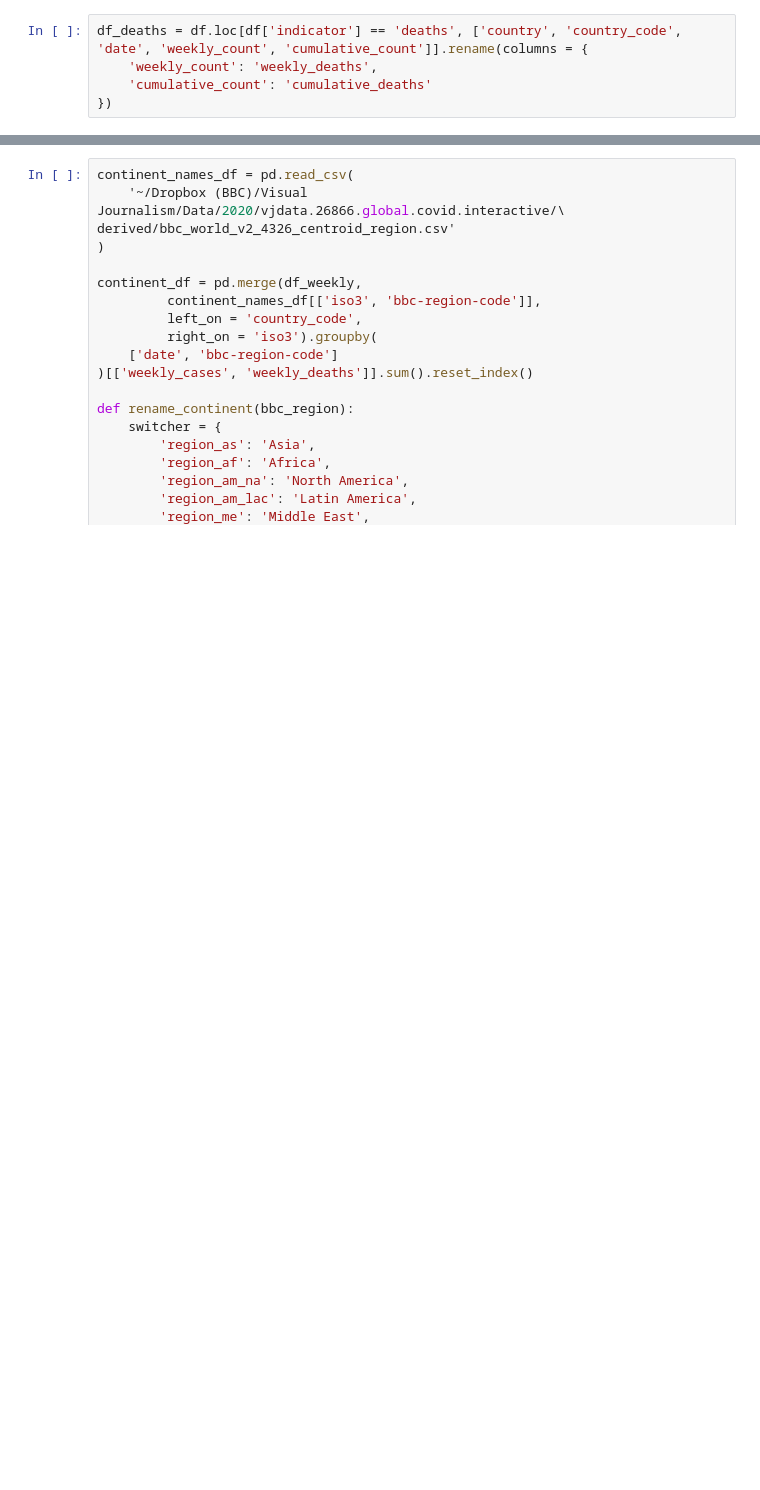
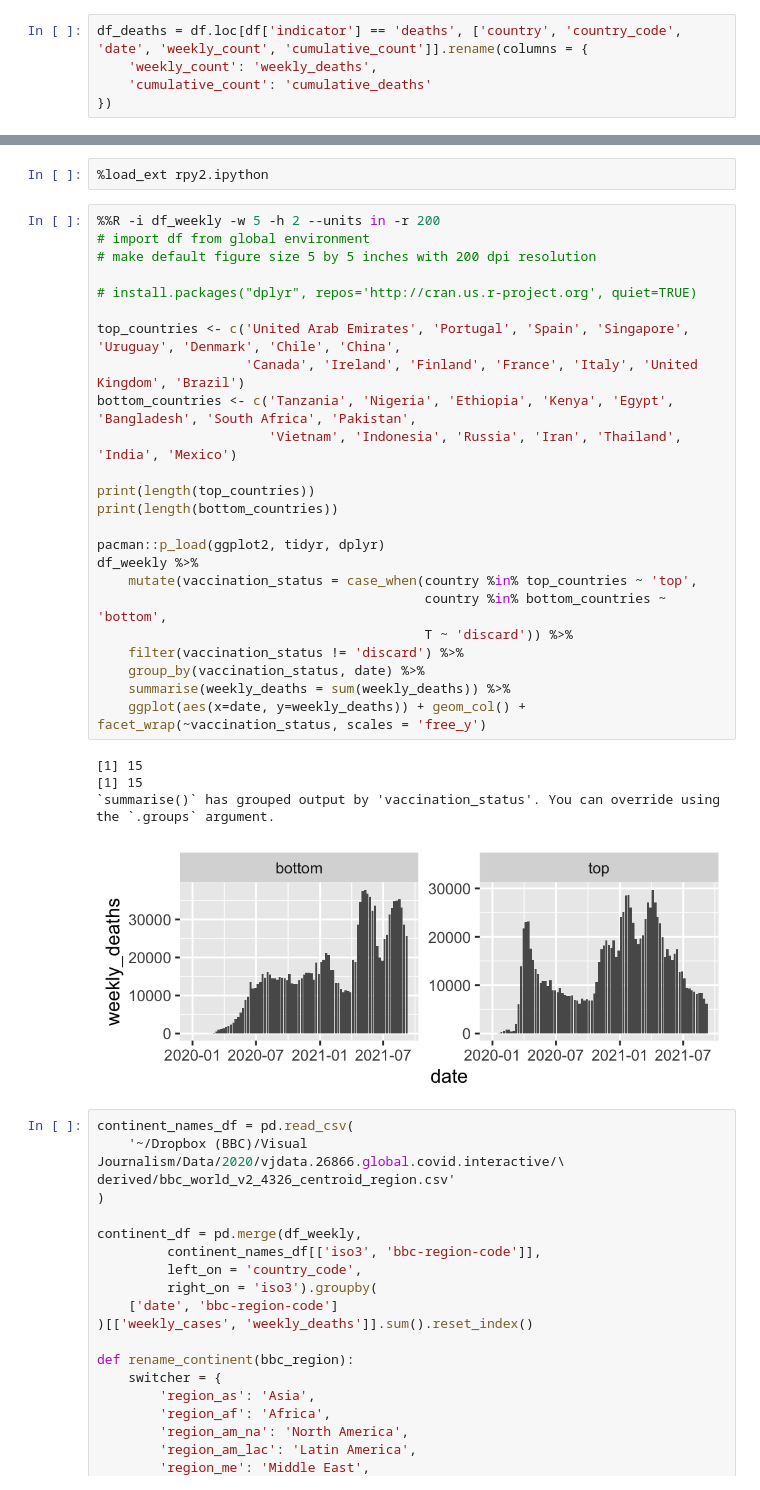
Before and after one commit to edlowther/covid_poppies, a Jupyter notebook: death_and_the_maiden_weekly.ipynb, the cells around one changed output, grey strips where cells are left out. Drawn from its saved outputs; the diff is of its cells as text; blank space fills up the shorter version.

```diff
--- a/death_and_the_maiden_weekly.ipynb
+++ b/death_and_the_maiden_weekly.ipynb
@@ -55,3 +55,34 @@ df_weekly
+# %%
+%load_ext rpy2.ipython
+# %%
+%%R -i df_weekly -w 5 -h 2 --units in -r 200
+# import df from global environment
+# make default figure size 5 by 5 inches with 200 dpi resolution
+
+# install.packages("dplyr", repos='http://cran.us.r-project.org', quiet=TRUE)
+
+top_countries <- c('United Arab Emirates', 'Portugal', 'Spain', 'Singapore', 'Uruguay', 'Denmark', 'Chile', 'China',
+                   'Canada', 'Ireland', 'Finland', 'France', 'Italy', 'United Kingdom', 'Brazil')
+bottom_countries <- c('Tanzania', 'Nigeria', 'Ethiopia', 'Kenya', 'Egypt', 'Bangladesh', 'South Africa', 'Pakistan',
+                      'Vietnam', 'Indonesia', 'Russia', 'Iran', 'Thailand', 'India', 'Mexico')
+
+print(length(top_countries))
+print(length(bottom_countries))
+
+pacman::p_load(ggplot2, tidyr, dplyr)
+df_weekly %>%
+    mutate(vaccination_status = case_when(country %in% top_countries ~ 'top',
+                                          country %in% bottom_countries ~ 'bottom',
+                                          T ~ 'discard')) %>%
+    filter(vaccination_status != 'discard') %>%
+    group_by(vaccination_status, date) %>%
+    summarise(weekly_deaths = sum(weekly_deaths)) %>%
+    ggplot(aes(x=date, y=weekly_deaths)) + geom_col() + facet_wrap(~vaccination_status, scales = 'free_y')
+# %% [output]
+[1] 15
+[1] 15
+`summarise()` has grouped output by 'vaccination_status'. You can override using the `.groups` argument.
+[figure, added]
 # %%
 continent_names_df = pd.read_csv(
     '~/Dropbox (BBC)/Visual Journalism/Data/2020/vjdata.26866.global.covid.interactive/\
```
Also changed, not shown: parts of 2 cells of this notebook, 2 other files.
